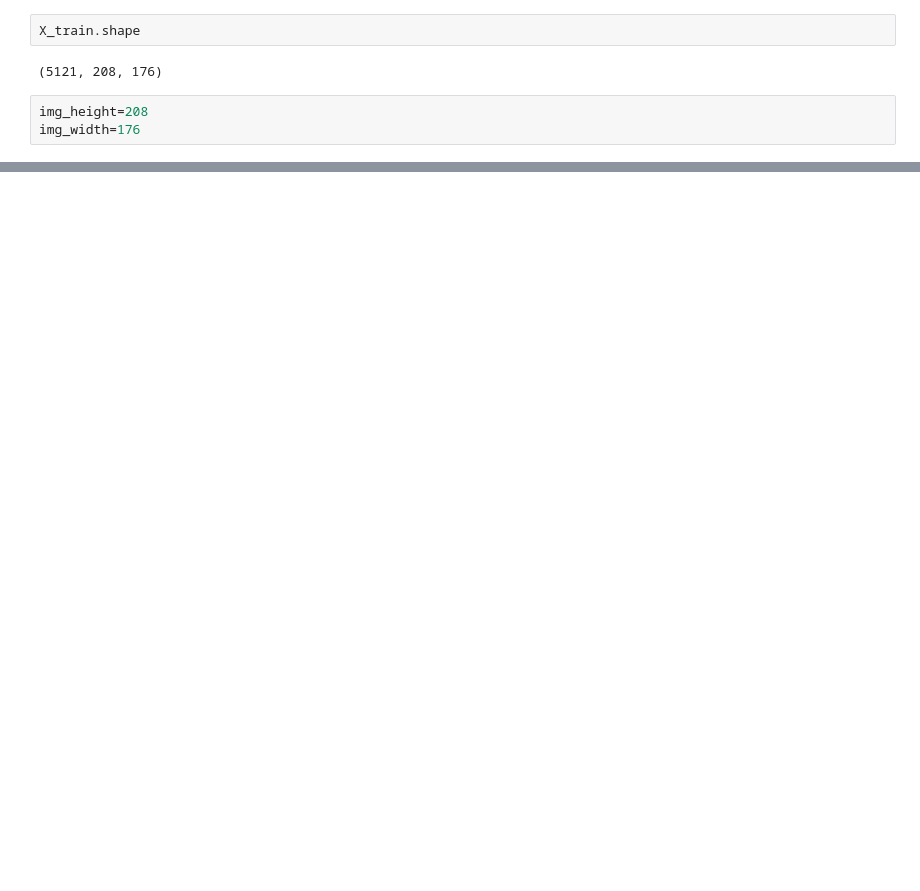
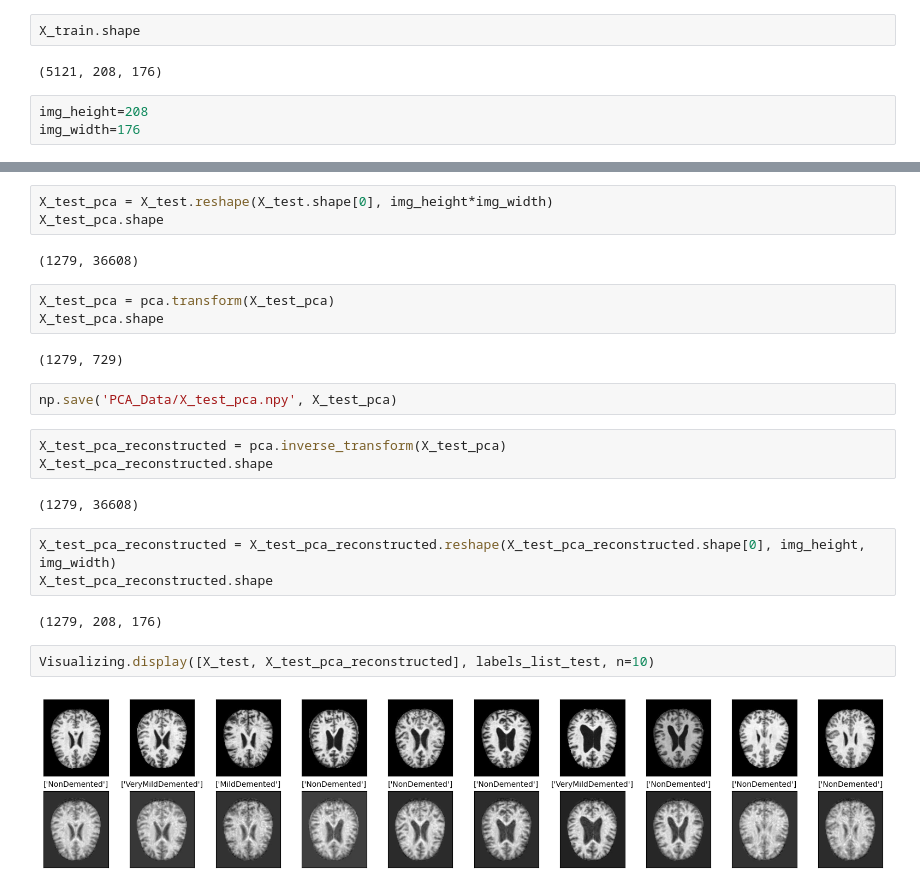
Before and after one commit to Ishikawa7/Alzheimer_detection, a Jupyter notebook: DimReduction_PCA_0.ipynb, the cells around one changed output, grey strips where cells are left out. Cells and saved outputs as stored; diff of their text form; blank space fills up the shorter version.

Commit message:
fixed visualizing

```diff
--- a/DimReduction_PCA_0.ipynb
+++ b/DimReduction_PCA_0.ipynb
@@ -273,0 +84,26 @@ np.save('labels_list_test.npy', labels_list_test)
+# %%
+X_test_pca = X_test.reshape(X_test.shape[0], img_height*img_width)
+X_test_pca.shape
+# %% [output]
+(1279, 36608)
+# %%
+X_test_pca = pca.transform(X_test_pca)
+X_test_pca.shape
+# %% [output]
+(1279, 729)
+# %%
+np.save('PCA_Data/X_test_pca.npy', X_test_pca)
+# %%
+X_test_pca_reconstructed = pca.inverse_transform(X_test_pca)
+X_test_pca_reconstructed.shape
+# %% [output]
+(1279, 36608)
+# %%
+X_test_pca_reconstructed = X_test_pca_reconstructed.reshape(X_test_pca_reconstructed.shape[0], img_height, img_width)
+X_test_pca_reconstructed.shape
+# %% [output]
+(1279, 208, 176)
+# %%
+Visualizing.display([X_test, X_test_pca_reconstructed], labels_list_test, n=10)
+# %% [output]
+[figure, added]
```
Also changed, not shown: parts of 54 cells of this notebook, 7 other files.
